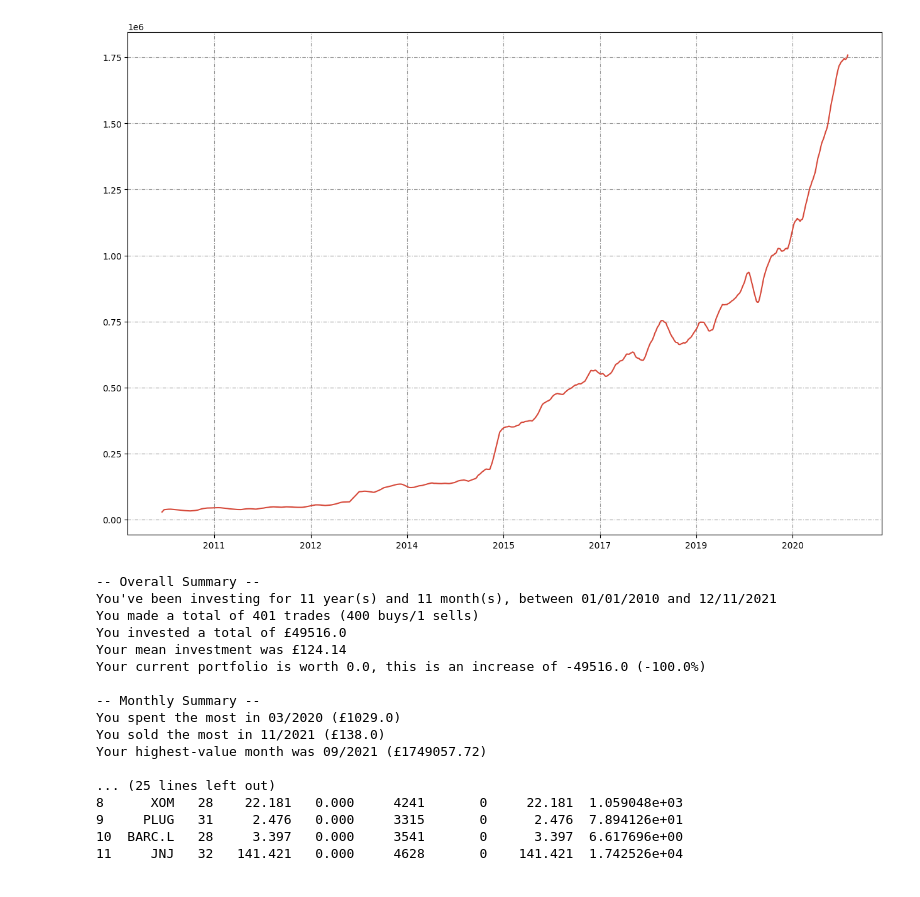
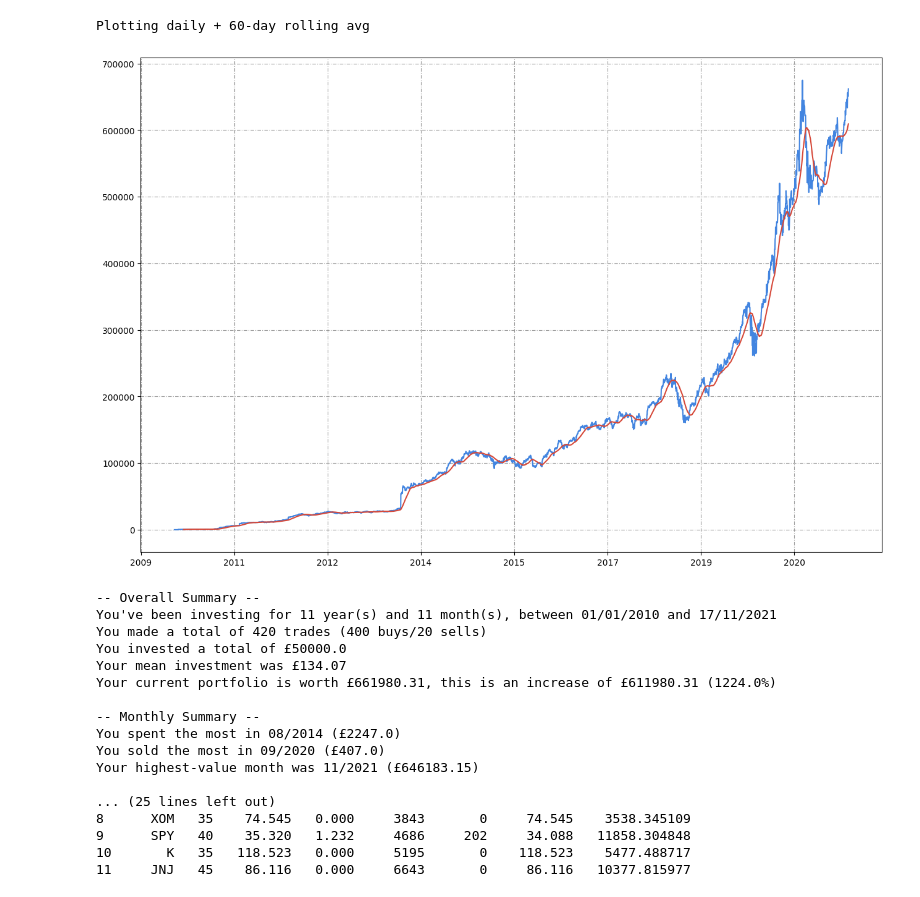
Before and after one commit to CharlieBignell/DataScience-StockMarket, a Jupyter notebook: analyse.ipynb, the cells around one changed output. Drawn from its saved outputs; the diff is of its cells as text; code cells hidden in the pictures.

Commit message:
Cleaned and finalised analyse

```diff
--- a/analyse.ipynb
+++ b/analyse.ipynb
@@ -2,18 +2,18 @@
 import pandas as pd
 import numpy as np
 import yfinance as yf
-pd.options.mode.chained_assignment = None  # default='warn'
-
-from pandas_datareader import data as web # Reads stock data
-import matplotlib.pyplot as plt # Plotting
-# import matplotlib.dates as mdates # Styling dates
-# import mplfinance as mpf # Matplotlib finance
+from pandas_datareader import data as web
+import matplotlib.pyplot as plt
 from datetime import timedelta
 
+pd.options.mode.chained_assignment = None
+
 # Get the data
-df_basic = pd.read_csv('./cleaned/real/basic.csv')
-df_other = pd.read_csv('./cleaned/real/other.csv')
-df_dividend = pd.read_csv('./cleaned/real/dividend.csv')
+# I kept my real and synthetic data in separate folders with the same file names, so uncomment here as appropriate
+
+# df_basic = pd.read_csv('./cleaned/real/basic.csv')
+# df_other = pd.read_csv('./cleaned/real/other.csv')
+# df_dividend = pd.read_csv('./cleaned/real/dividend.csv')
 
 df_basic = pd.read_csv('./cleaned/synthetic/basic.csv')
 df_other = pd.read_csv('./cleaned/synthetic/other.csv')
@@ -340,16 +337,18 @@ df_tickerSum = pd.DataFrame(list(zip(
 # %%
 # Plots
 fig = plt.figure(figsize=(12,8),dpi=100)
 graph = fig.add_axes([0,0,1,1])
 graph.xaxis.set_major_locator(plt.MaxNLocator(8))
 graph.grid(True, color='0.6', dashes=(5, 2, 1, 2))
 
-# plotPortfolio(graph, 0,1, df_rolling, '#4385e0') # Daily Value
+plotPortfolio(graph, 0,1, df_rolling, '#4385e0') # Daily Value
 # plotPortfolio(graph, 0,2, df_rolling, '#6cc460') # 7-day rolling avg
 # plotPortfolio(graph, 0,3, df_rolling, '#c99232') # 30-day rolling avg
 plotPortfolio(graph, 0,4, df_rolling, '#d6493a') # 60-day rolling avg
+print("Plotting daily + 60-day rolling avg")
 # %% [output]
+Plotting daily + 60-day rolling avg
-[figure, old version]
+[figure, new version]
 # %%
 print("\n-- Overall Summary --")
 
@@ -373,7 +372,7 @@ print("Your mean investment was £{}".format(mean_buy))
 current_value = df_dailyActivity.loc[df_dailyActivity['Date'].idxmax()]["Value"].round(2)
 increase = (current_value - sum_deposit).round(2)
 increase_per = ((increase/sum_deposit)*100).round(1)
-print("Your current portfolio is worth {0}, this is an increase of {1} ({2}%)".format(current_value, increase, increase_per))
+print("Your current portfolio is worth £{0}, this is an increase of £{1} ({2}%)".format(current_value, increase, increase_per))
 
 print("\n-- Monthly Summary --")
 
@@ -395,20 +394,20 @@ print("\n-- Ticker Summary --")
 print(df_tickerSum)
 # %% [output]
 -- Overall Summary --
-You've been investing for 11 year(s) and 11 month(s), between 01/01/2010 and 12/11/2021
-You made a total of 401 trades (400 buys/1 sells)
-You invested a total of £49516.0
-Your mean investment was £124.14
-Your current portfolio is worth 0.0, this is an increase of -49516.0 (-100.0%)
+You've been investing for 11 year(s) and 11 month(s), between 01/01/2010 and 17/11/2021
+You made a total of 420 trades (400 buys/20 sells)
+You invested a total of £50000.0
+Your mean investment was £134.07
+Your current portfolio is worth £661980.31, this is an increase of £611980.31 (1224.0%)
 
 -- Monthly Summary --
-You spent the most in 03/2020 (£1029.0)
-You sold the most in 11/2021 (£138.0)
-Your highest-value month was 09/2021 (£1749057.72)
+You spent the most in 08/2014 (£2247.0)
+You sold the most in 09/2020 (£407.0)
+Your highest-value month was 11/2021 (£646183.15)
 
 ... (25 lines left out)
-8      XOM   28    22.181   0.000     4241       0     22.181  1.059048e+03
-9     PLUG   31     2.476   0.000     3315       0      2.476  7.894126e+01
-10  BARC.L   28     3.397   0.000     3541       0      3.397  6.617696e+00
-11     JNJ   32   141.421   0.000     4628       0    141.421  1.742526e+04
+8      XOM   35    74.545   0.000     3843       0     74.545    3538.345109
+9      SPY   40    35.320   1.232     4686     202     34.088   11858.304848
+10       K   35   118.523   0.000     5195       0    118.523    5477.488717
+11     JNJ   45    86.116   0.000     6643       0     86.116   10377.815977
 # %%
```
Also changed, not shown: parts of 6 cells of this notebook.
